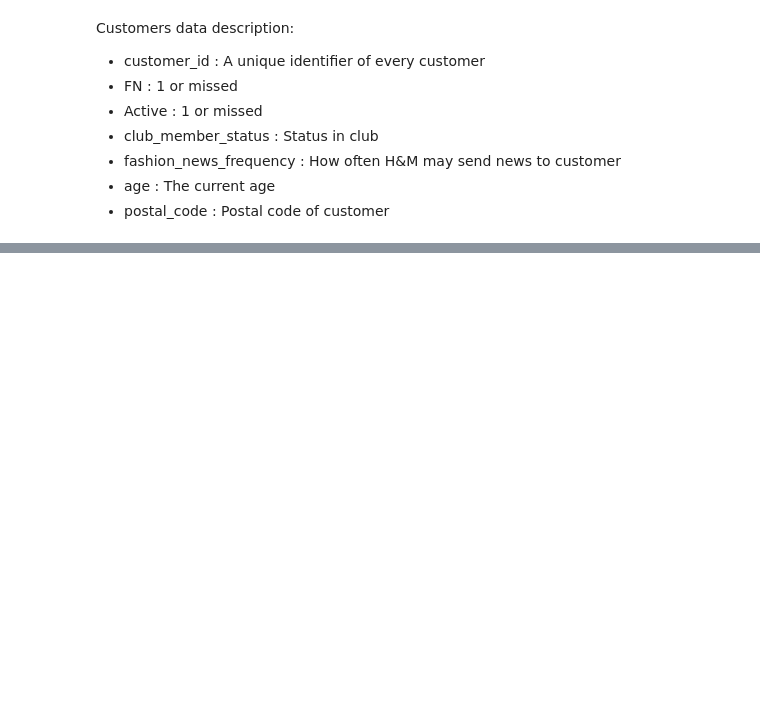
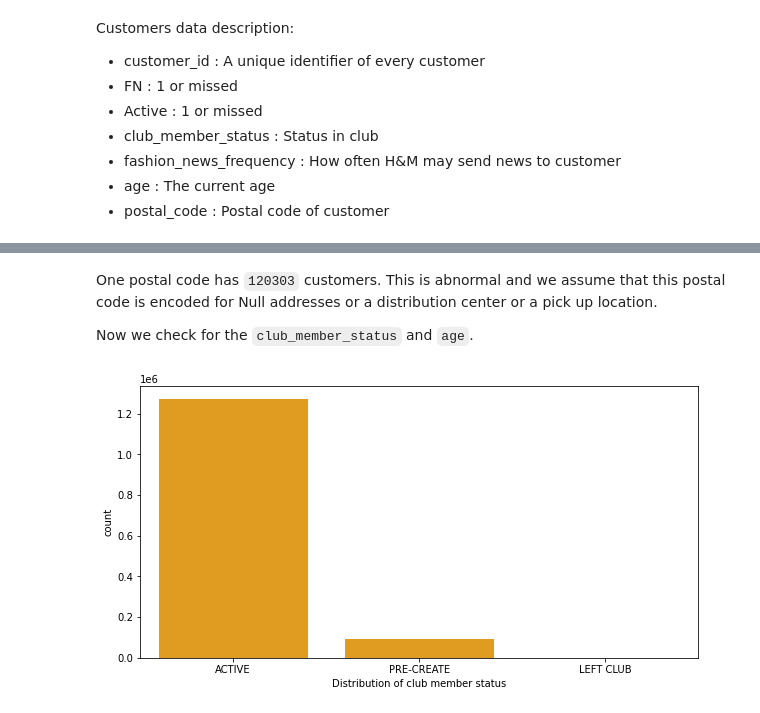
Before and after one commit to aliceagrawal/HM-Recommender-System-App, a Jupyter notebook: EDA and Data Cleaning.ipynb, the cells around one changed output, grey strips where cells are left out. Saved outputs shown, nothing was run; the diff lists cells and outputs as text; code cells hidden in the pictures; blank space fills up the shorter version.

```diff
--- a/EDA and Data Cleaning.ipynb
+++ b/EDA and Data Cleaning.ipynb
@@ -196,0 +208,11 @@ Customers data description:
+# %% [markdown]
+One postal code has `120303` customers. This is abnormal and we assume that this postal code is encoded for Null addresses or a distribution center or a pick up location.
+
+Now we check for the `club_member_status` and `age`.
+# %%
+f, ax = plt.subplots(figsize=(10,5))
+ax = sns.countplot(data=customers, color='orange', x='club_member_status')
+ax.set_xlabel('Distribution of club member status')
+plt.show()
+# %% [output]
+[figure, added]
```
Also changed, not shown: parts of 39 cells of this notebook, 3 other files.
